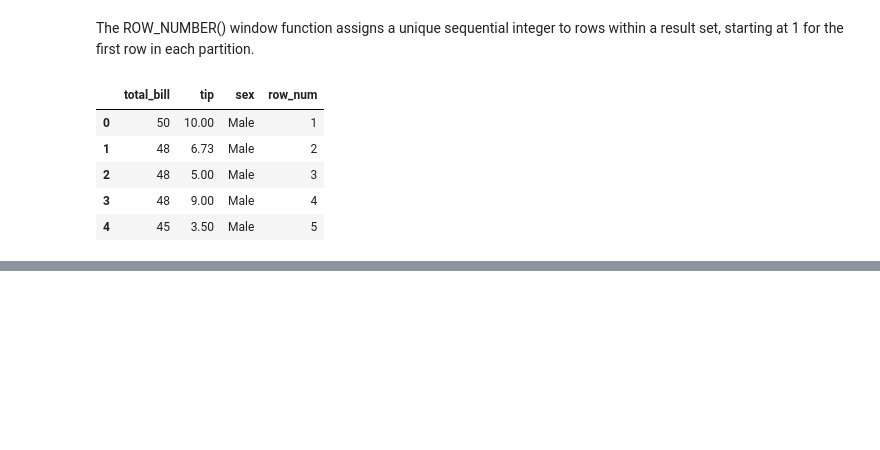
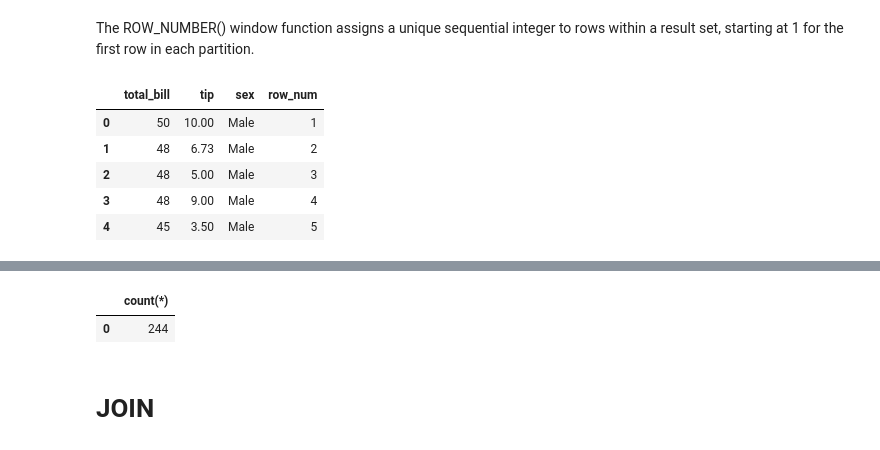
Before and after one commit to senthilkumarimuth/gists, a Jupyter notebook: sql/sql_commands.ipynb, the cells around one changed output, grey strips where cells are left out. Saved outputs shown, nothing was run; the diff lists cells and outputs as text; code cells hidden in the pictures; blank space fills up the shorter version.

```diff
--- a/sql/sql_commands.ipynb
+++ b/sql/sql_commands.ipynb
@@ -325,0 +341,11 @@ query_result.head()
+# %%
+import pandas as pd
+query_result = pd.read_sql("""
+    SELECT count(*) from tips
+""", con=conn)
+query_result.head()
+# %% [output]
+|  | count(*) |
+| 0 | 244 |
+# %% [markdown]
+# JOIN
```
Also changed, not shown: parts of 6 cells of this notebook, 2 other files.
